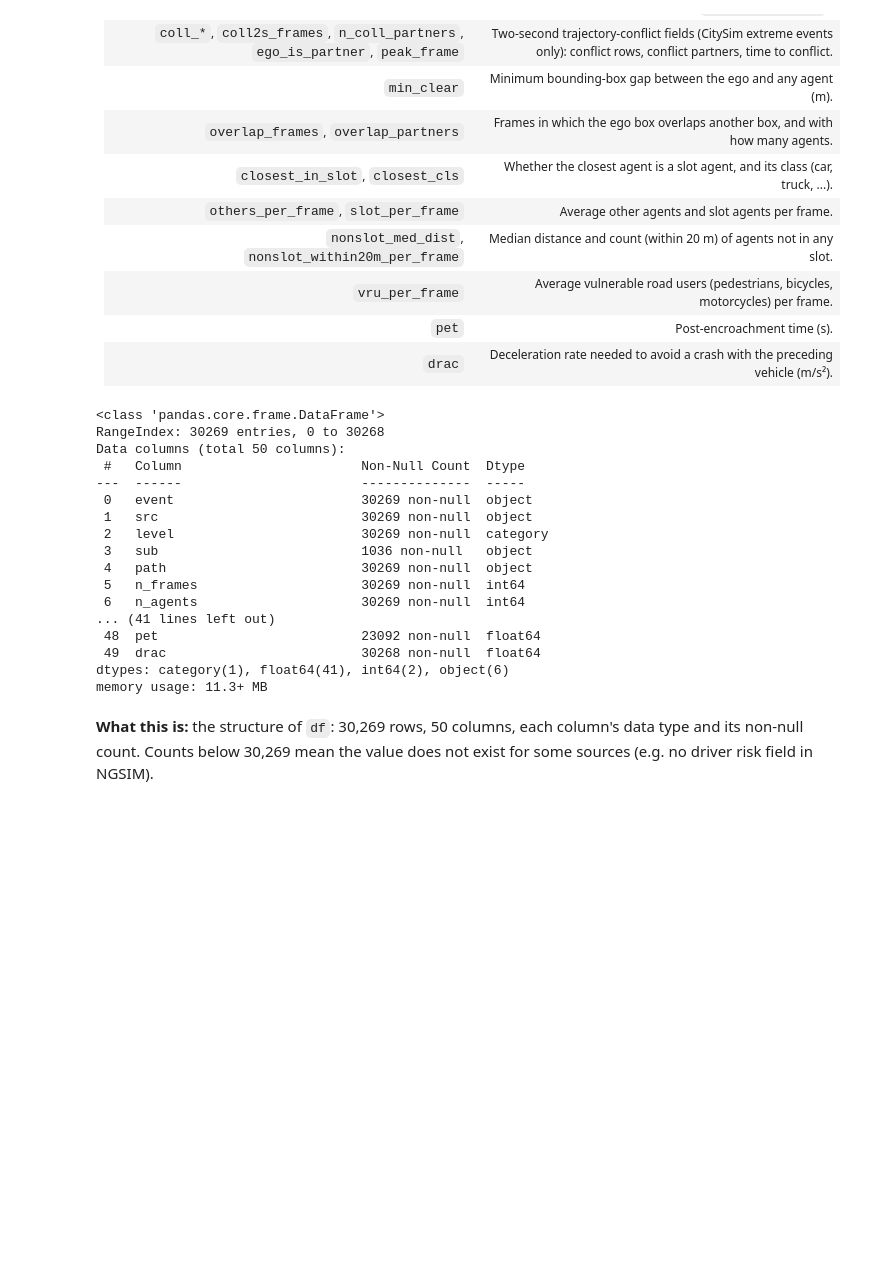
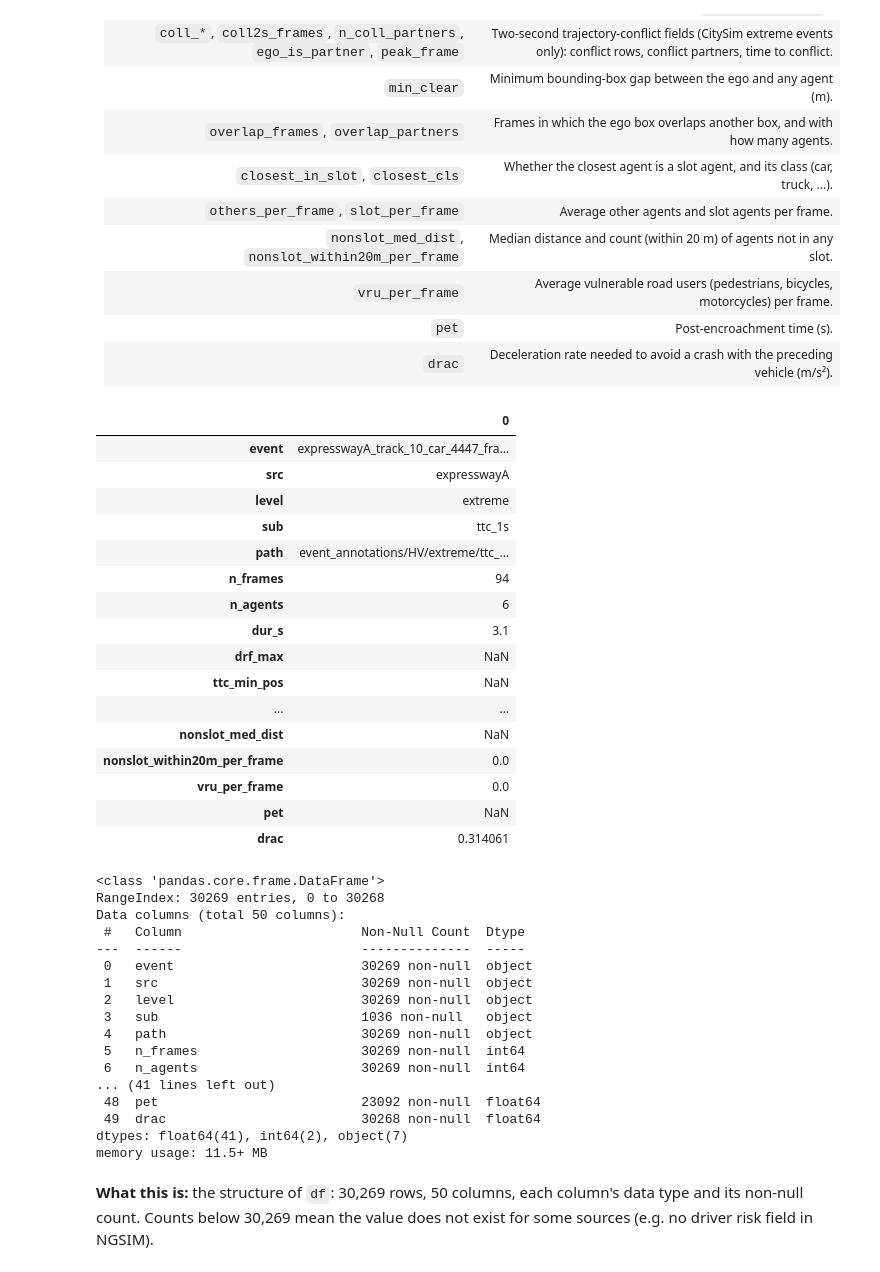
Before and after one commit to ZiqiBen/K-Risk, a Jupyter notebook: kr_dataframe_viz.ipynb, the cells around one changed output. Cells and saved outputs as stored; diff of their text form; code cells hidden in the pictures; blank space fills up the shorter version.

Commit message:
Notebook: show only the data tables with column explanations

```diff
--- a/kr_dataframe_viz.ipynb
+++ b/kr_dataframe_viz.ipynb
@@ -5,25 +5,11 @@ Uses the per-event feature table shipped in `validation/results/` (HV events). T
 # %%
 from pathlib import Path
-import numpy as np
 import pandas as pd
-import matplotlib.pyplot as plt
 
 pd.set_option("display.max_columns", 60)
-plt.rcParams.update({"figure.dpi": 110, "axes.spines.top": False, "axes.spines.right": False})
 
 RES = Path("validation/results")
-OUT = Path("report_figures"); OUT.mkdir(exist_ok=True)
-
-_n = [0]
-_show = plt.show
-def _show_and_save(*a, **k):
-    _n[0] += 1
-    plt.gcf().savefig(OUT / f"fig{_n[0]}.png", dpi=200, bbox_inches="tight")
-    _show(*a, **k)
-plt.show = _show_and_save
-
 df = pd.read_csv(RES / "event_features.csv", low_memory=False)
-df["level"] = pd.Categorical(df["level"], ["moderate", "high", "extreme"], ordered=True)
 print(df.shape)
 df.head(10)
 # %% [output]
@@ -67,6 +53,27 @@ df.head(10)
 | `vru_per_frame` | Average vulnerable road users (pedestrians, bicycles, motorcycles) per frame. |
 | `pet` | Post-encroachment time (s). |
 | `drac` | Deceleration rate needed to avoid a crash with the preceding vehicle (m/s²). |
+# %%
+# One event with all 50 columns listed vertically
+df.iloc[[0]].T
+# %% [output]
+|  | 0 |
+| event | expresswayA_track_10_car_4447_fra... |
+| src | expresswayA |
+| level | extreme |
+| sub | ttc_1s |
+| path | event_annotations/HV/extreme/ttc_... |
+| n_frames | 94 |
+| n_agents | 6 |
+| dur_s | 3.1 |
+| drf_max | NaN |
+| ttc_min_pos | NaN |
+| ... | ... |
+| nonslot_med_dist | NaN |
+| nonslot_within20m_per_frame | 0.0 |
+| vru_per_frame | 0.0 |
+| pet | NaN |
+| drac | 0.314061 |
 # %%
 df.info()
 # %% [output]
@@ -77,7 +84,7 @@ Data columns (total 50 columns):
 ---  ------                       --------------  -----
  0   event                        30269 non-null  object
  1   src                          30269 non-null  object
- 2   level                        30269 non-null  category
+ 2   level                        30269 non-null  object
  3   sub                          1036 non-null   object
  4   path                         30269 non-null  object
  5   n_frames                     30269 non-null  int64
@@ -85,7 +92,7 @@ Data columns (total 50 columns):
 ... (41 lines left out)
  48  pet                          23092 non-null  float64
  49  drac                         30268 non-null  float64
-dtypes: category(1), float64(41), int64(2), object(6)
-memory usage: 11.3+ MB
+dtypes: float64(41), int64(2), object(7)
+memory usage: 11.5+ MB
 # %% [markdown]
 **What this is:** the structure of `df`: 30,269 rows, 50 columns, each column's data type and its non-null count. Counts below 30,269 mean the value does not exist for some sources (e.g. no driver risk field in NGSIM).
```
Also changed, not shown: parts of 17 cells of this notebook.
